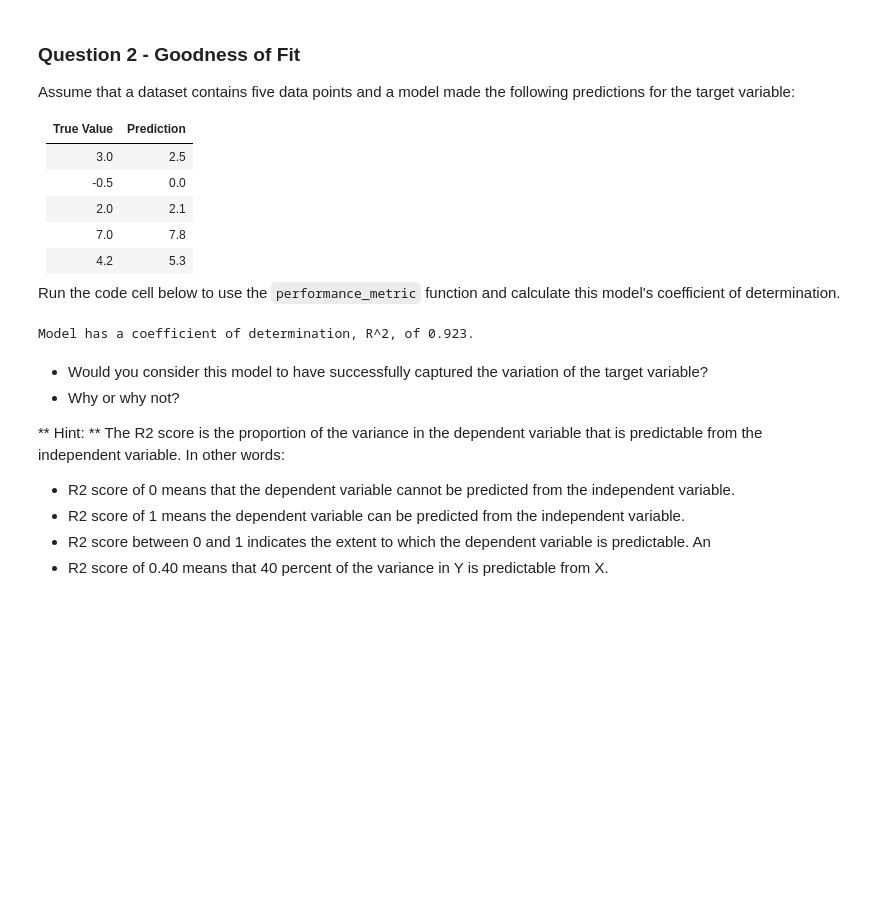
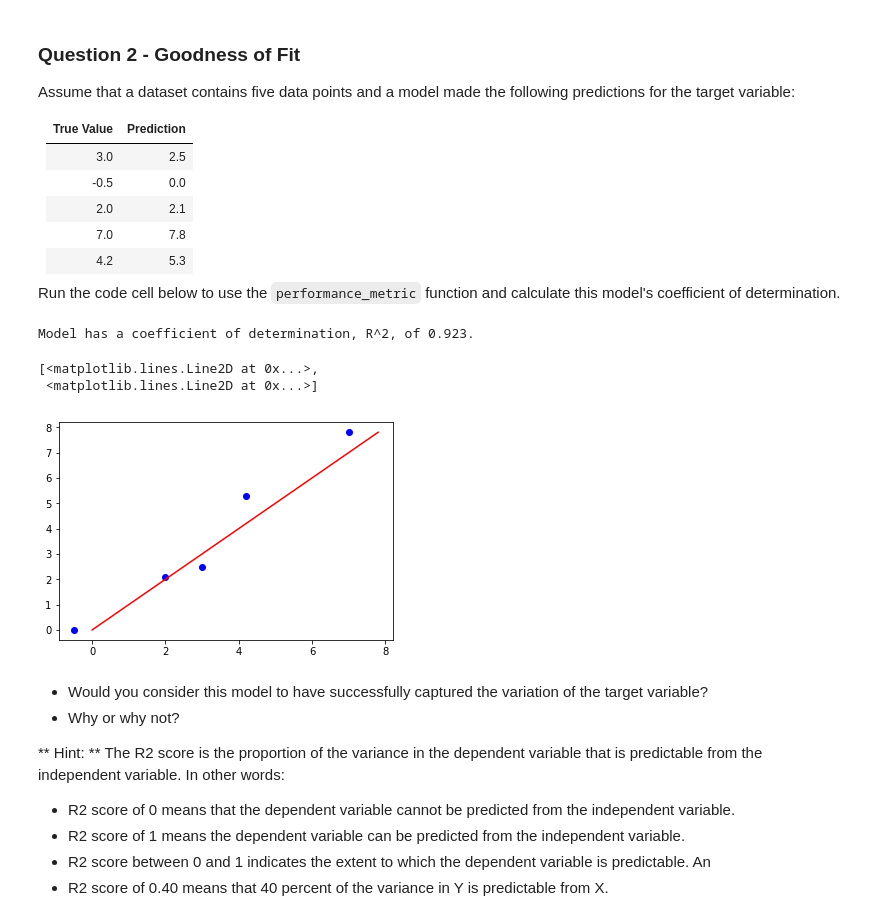
Before and after one commit to baejoseph/boston_housing, a Jupyter notebook: boston_housing.ipynb, the cells around one changed output. Cells and saved outputs as stored; diff of their text form; code cells hidden in the pictures; blank space fills up the shorter version.

```diff
--- a/boston_housing.ipynb
+++ b/boston_housing.ipynb
@@ -145,9 +181,16 @@ Run the code cell below to use the `performance_metric` function and calculate t
 # %%
 # Calculate the performance of this model
 score = performance_metric([3, -0.5, 2, 7, 4.2], [2.5, 0.0, 2.1, 7.8, 5.3])
 print("Model has a coefficient of determination, R^2, of {:.3f}.".format(score))
+
+import matplotlib.pyplot as plt
+t = np.arange(0., 8., 0.2)
+plt.plot([3, -0.5, 2, 7, 4.2], [2.5, 0.0, 2.1, 7.8, 5.3], 'bo', t,t,'r-')
 # %% [output]
 Model has a coefficient of determination, R^2, of 0.923.
+[<matplotlib.lines.Line2D at 0x...>,
+ <matplotlib.lines.Line2D at 0x...>]
+[figure, added]
 # %% [markdown]
 * Would you consider this model to have successfully captured the variation of the target variable?
 * Why or why not?
```
Also changed, not shown: parts of 12 cells of this notebook, 1 other file.
